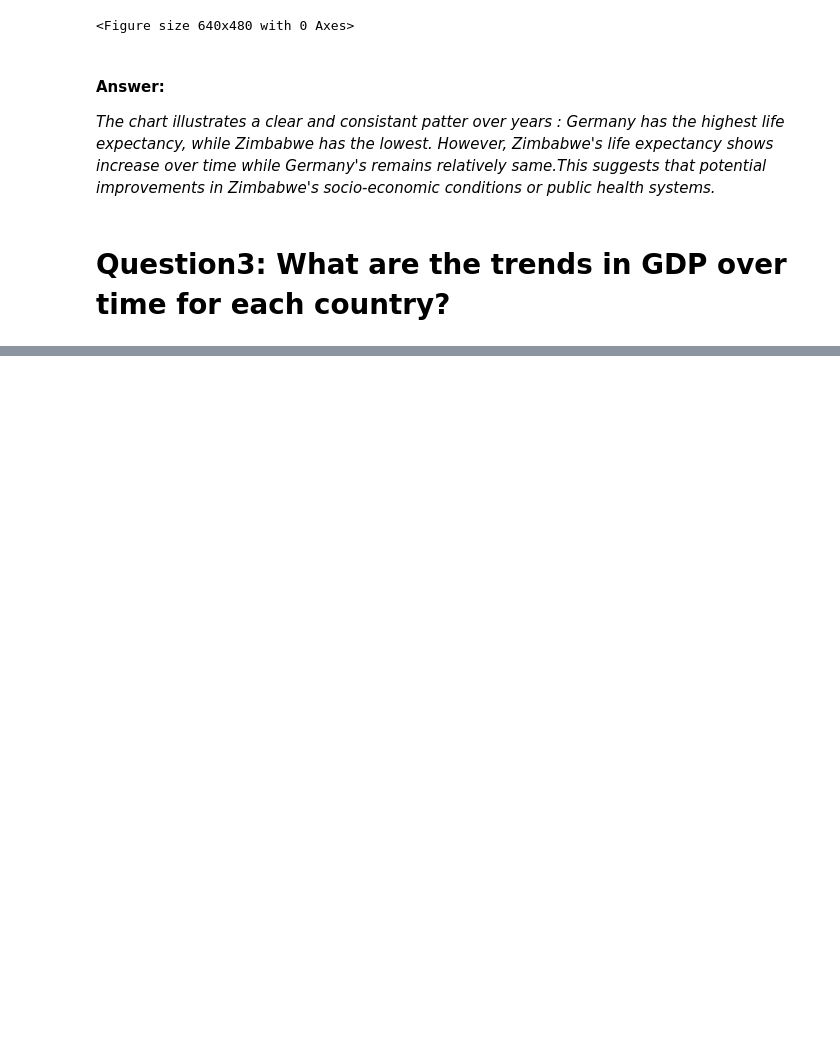
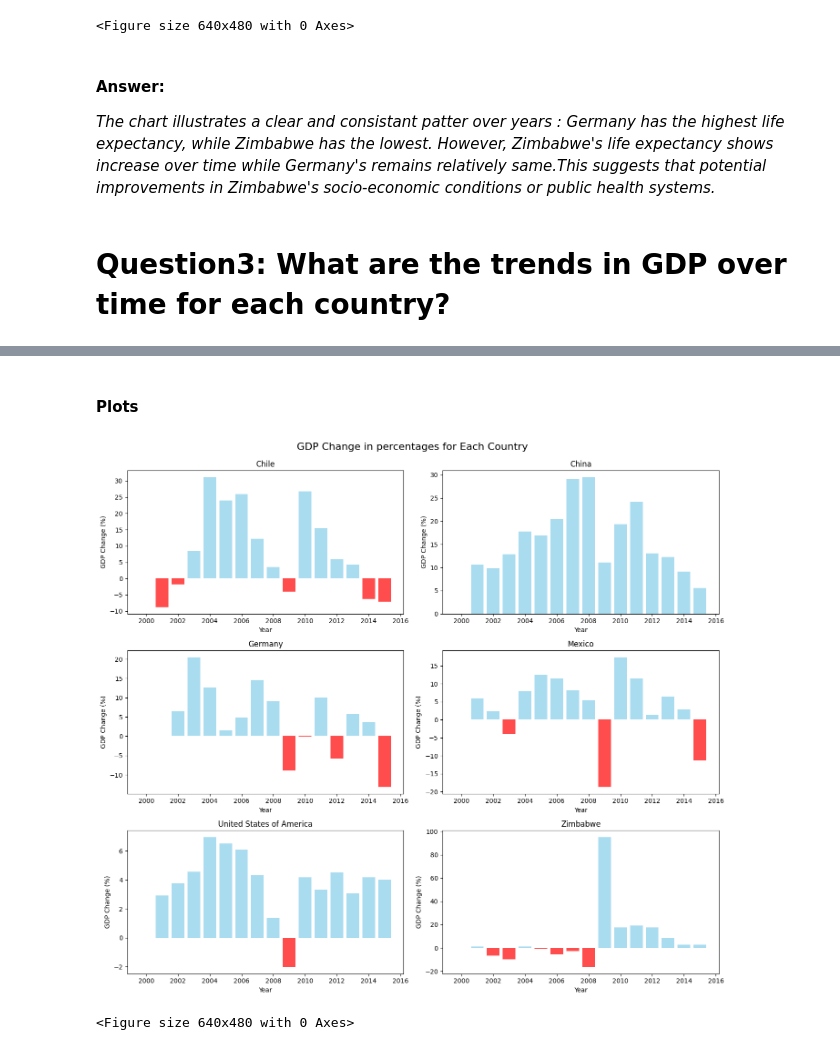
Before and after one commit to bylachrimae/life_expectancy_and_gdp_relation, a Jupyter notebook: notebooks/descriptive_analysis.ipynb, the cells around one changed output, grey strips where cells are left out. Saved outputs shown, nothing was run; the diff lists cells and outputs as text; code cells hidden in the pictures; blank space fills up the shorter version.

```diff
--- a/notebooks/descriptive_analysis.ipynb
+++ b/notebooks/descriptive_analysis.ipynb
@@ -221,0 +268,18 @@ print(summary)
+# %%
+def gdp_change(data):
+    gdp_results = []
+
+    for country in data['Country'].unique():
+        sub_data = data[data['Country'] == country]
+
+        for _, row in sub_data.iterrows():
+            gdp_results.append({
+                'Country': country,
+                'Year': row['Year'],
+                'GDP Change (%)': row['GDP_Change'],
+            })
+
+    return pd.DataFrame(gdp_results).reset_index()
+
+new_data = gdp_change(data_sorted)
+print(new_data)
@@ -221,0 +301,36 @@ print(summary)
+# %% [markdown]
+#### Plots ####
+# %%
+def plot_gdp_change_percentage(gdp_results):
+
+    countries = gdp_results['Country'].unique()
+    num_countries = len(countries)
+
+    cols = 2
+    rows = (num_countries + cols -1) // 2
+
+    plt.figure(figsize=(14,4 * rows))
+
+    for i in range(num_countries):
+        country = countries[i]
+        country_data = gdp_results[gdp_results['Country'] == country]
+
+        plt.subplot(rows,cols, i + 1)
+
+        colors = ['red' if x < 0 else 'skyblue' for x in country_data['GDP Change (%)']]
+
+        plt.bar(country_data['Year'],country_data['GDP Change (%)'],color=colors,alpha=0.7)
+
+        plt.title(country)
+        plt.xlabel('Year')
+        plt.ylabel('GDP Change (%)')
+
+    plt.tight_layout()
+    plt.suptitle('GDP Change in percentages for Each Country',fontsize=16,y=1.02)
+    plt.show()
+    plt.clf()
+
+plot_gdp_change_percentage(new_data)
+# %% [output]
+[figure, added]
+<Figure size 640x480 with 0 Axes>
```
Also changed, not shown: parts of 11 cells of this notebook.
